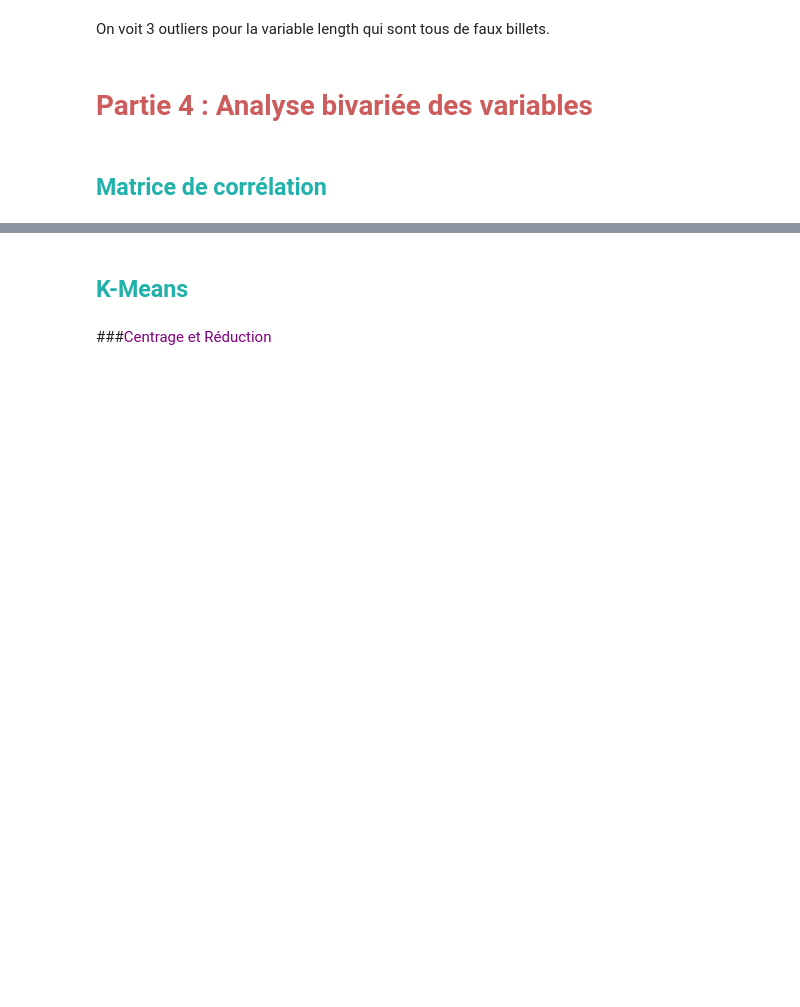
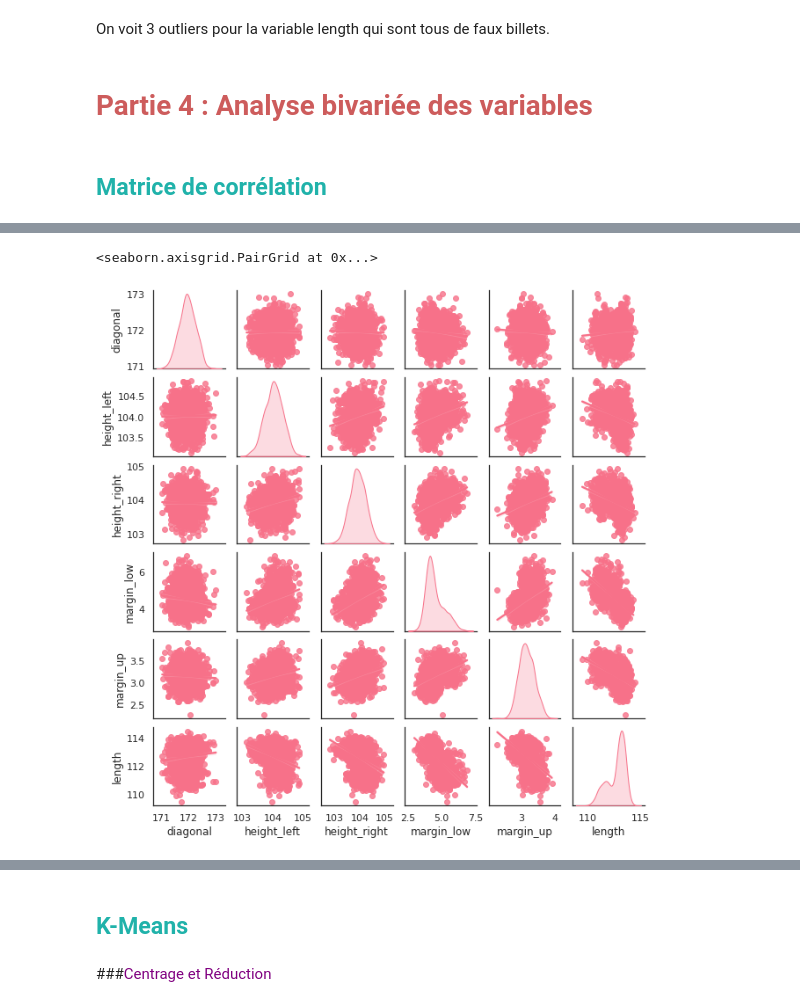
Before and after one commit to Randasabag/Detectez-des-faux-billets-avec-R-ou-Python, a Jupyter notebook: P10.ipynb, the cells around one changed output, grey strips where cells are left out. Cells and saved outputs as stored; diff of their text form; code cells hidden in the pictures; blank space fills up the shorter version.

```diff
--- a/P10.ipynb
+++ b/P10.ipynb
@@ -508,0 +502,7 @@ Deprecated in NumPy 1.20; for more details and guidance: https://numpy.org/devdo
+# %%
+#Visualisation
+#sns.pairplot(df_billets, x_vars=['diagonal','height_left','height_right','margin_low','margin_up','length'], y_vars='nature', kind='reg')
+sns.pairplot(df_billets, diag_kind="kde",height=1.5, x_vars=variables, y_vars=variables, kind='reg')
+# %% [output]
+<seaborn.axisgrid.PairGrid at 0x...>
+[figure, added]
```
Also changed, not shown: parts of 38 cells of this notebook.
